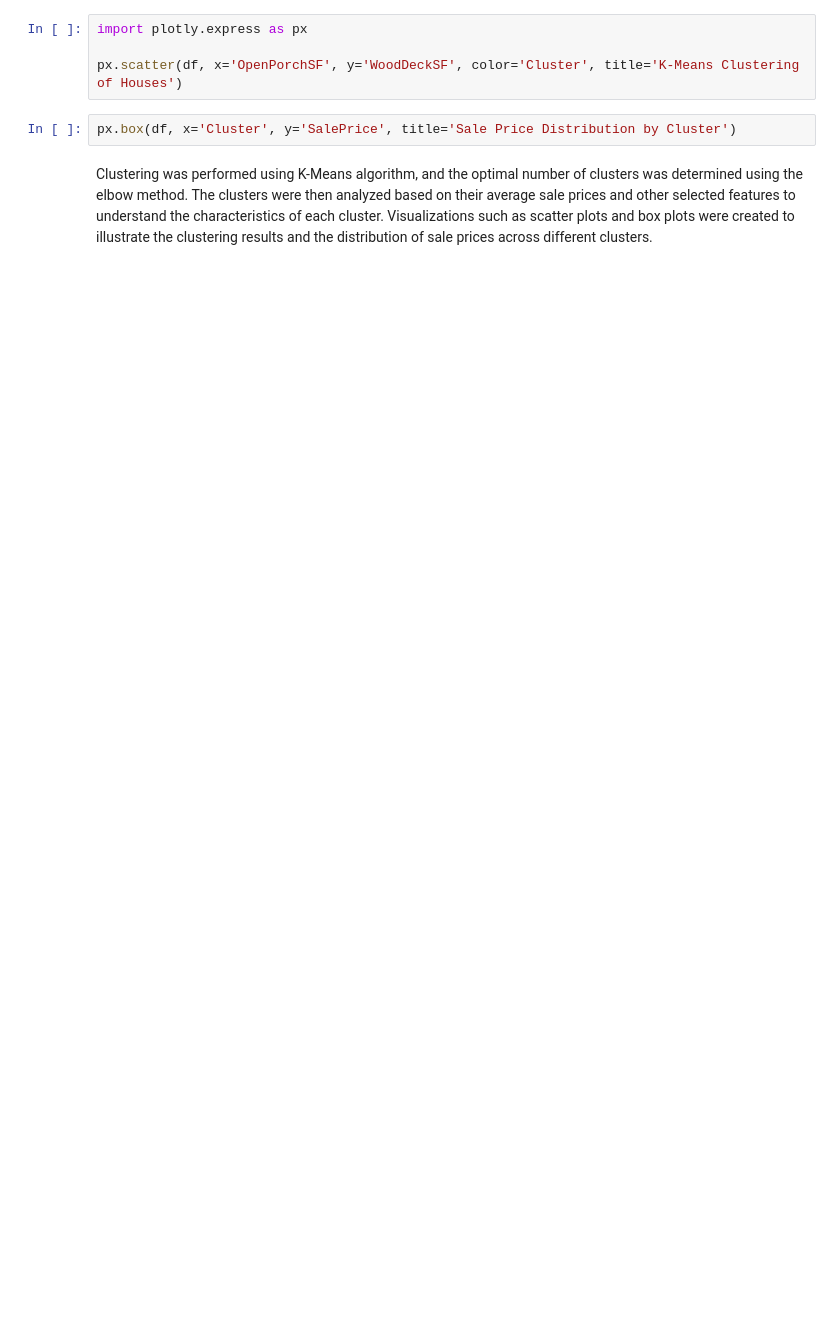
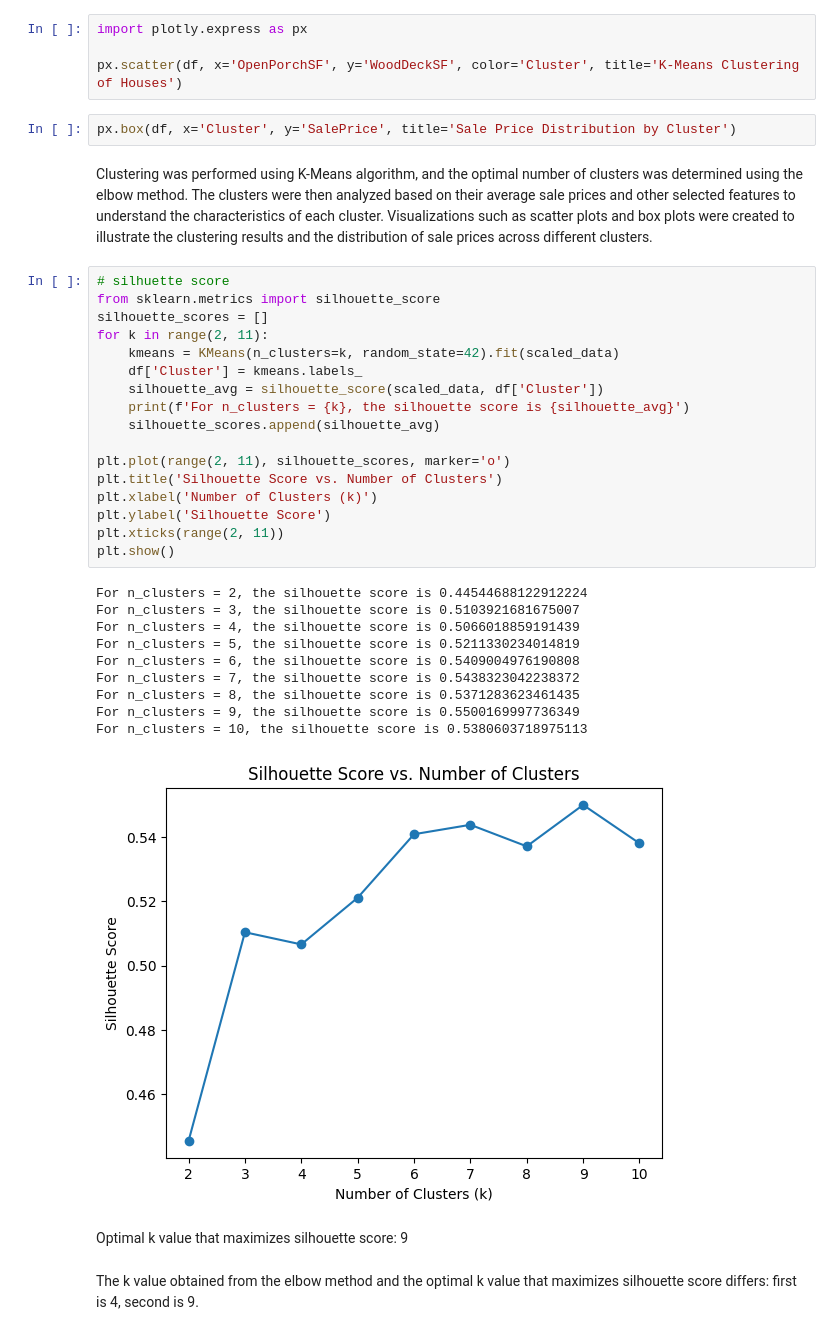
Before and after one commit to OctaMarina/house-price-prediction-integra, a Jupyter notebook: notebooks/kmeans_biro_daniel.ipynb, the cells around one changed output. Saved outputs shown, nothing was run; the diff lists cells and outputs as text; blank space fills up the shorter version.

Commit message:
Silhouette score

```diff
--- a/notebooks/kmeans_biro_daniel.ipynb
+++ b/notebooks/kmeans_biro_daniel.ipynb
@@ -75,3 +75,35 @@ px.scatter(df, x='OpenPorchSF', y='WoodDeckSF', color='Cluster', title='K-Means
 px.box(df, x='Cluster', y='SalePrice', title='Sale Price Distribution by Cluster')
 # %% [markdown]
 Clustering was performed using K-Means algorithm, and the optimal number of clusters was determined using the elbow method. The clusters were then analyzed based on their average sale prices and other selected features to understand the characteristics of each cluster. Visualizations such as scatter plots and box plots were created to illustrate the clustering results and the distribution of sale prices across different clusters.
+# %%
+# silhuette score
+from sklearn.metrics import silhouette_score
+silhouette_scores = []
+for k in range(2, 11):
+    kmeans = KMeans(n_clusters=k, random_state=42).fit(scaled_data)
+    df['Cluster'] = kmeans.labels_
+    silhouette_avg = silhouette_score(scaled_data, df['Cluster'])
+    print(f'For n_clusters = {k}, the silhouette score is {silhouette_avg}')
+    silhouette_scores.append(silhouette_avg)
+
+plt.plot(range(2, 11), silhouette_scores, marker='o')
+plt.title('Silhouette Score vs. Number of Clusters')
+plt.xlabel('Number of Clusters (k)')
+plt.ylabel('Silhouette Score')
+plt.xticks(range(2, 11))
+plt.show()
+# %% [output]
+For n_clusters = 2, the silhouette score is 0.44544688122912224
+For n_clusters = 3, the silhouette score is 0.5103921681675007
+For n_clusters = 4, the silhouette score is 0.5066018859191439
+For n_clusters = 5, the silhouette score is 0.5211330234014819
+For n_clusters = 6, the silhouette score is 0.5409004976190808
+For n_clusters = 7, the silhouette score is 0.5438323042238372
+For n_clusters = 8, the silhouette score is 0.5371283623461435
+For n_clusters = 9, the silhouette score is 0.5500169997736349
+For n_clusters = 10, the silhouette score is 0.5380603718975113
+[figure, added]
+# %% [markdown]
+Optimal k value that maximizes silhouette score: 9
+# %% [markdown]
+The k value obtained from the elbow method and the optimal k value that maximizes silhouette score differs: first is 4, second is 9.
```
Also changed, not shown: parts of 5 cells of this notebook.
